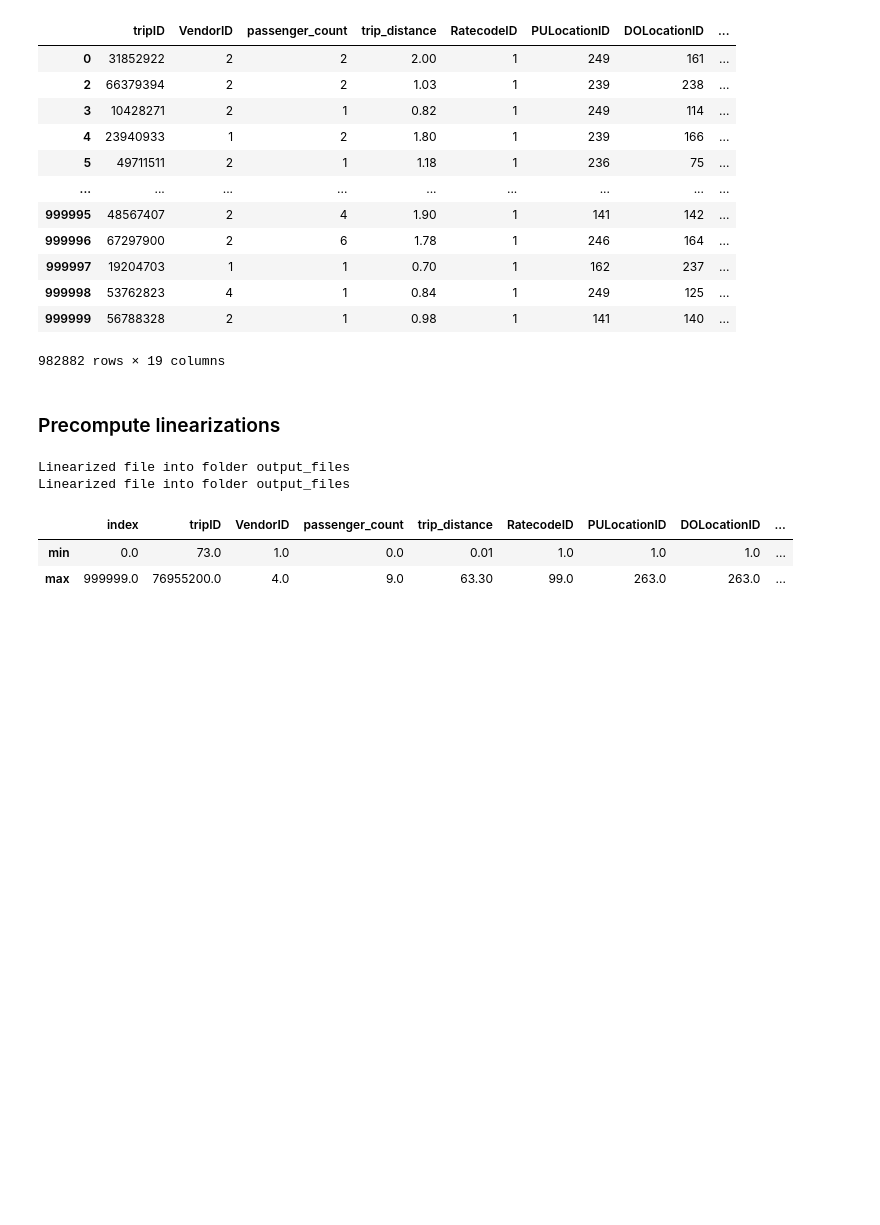
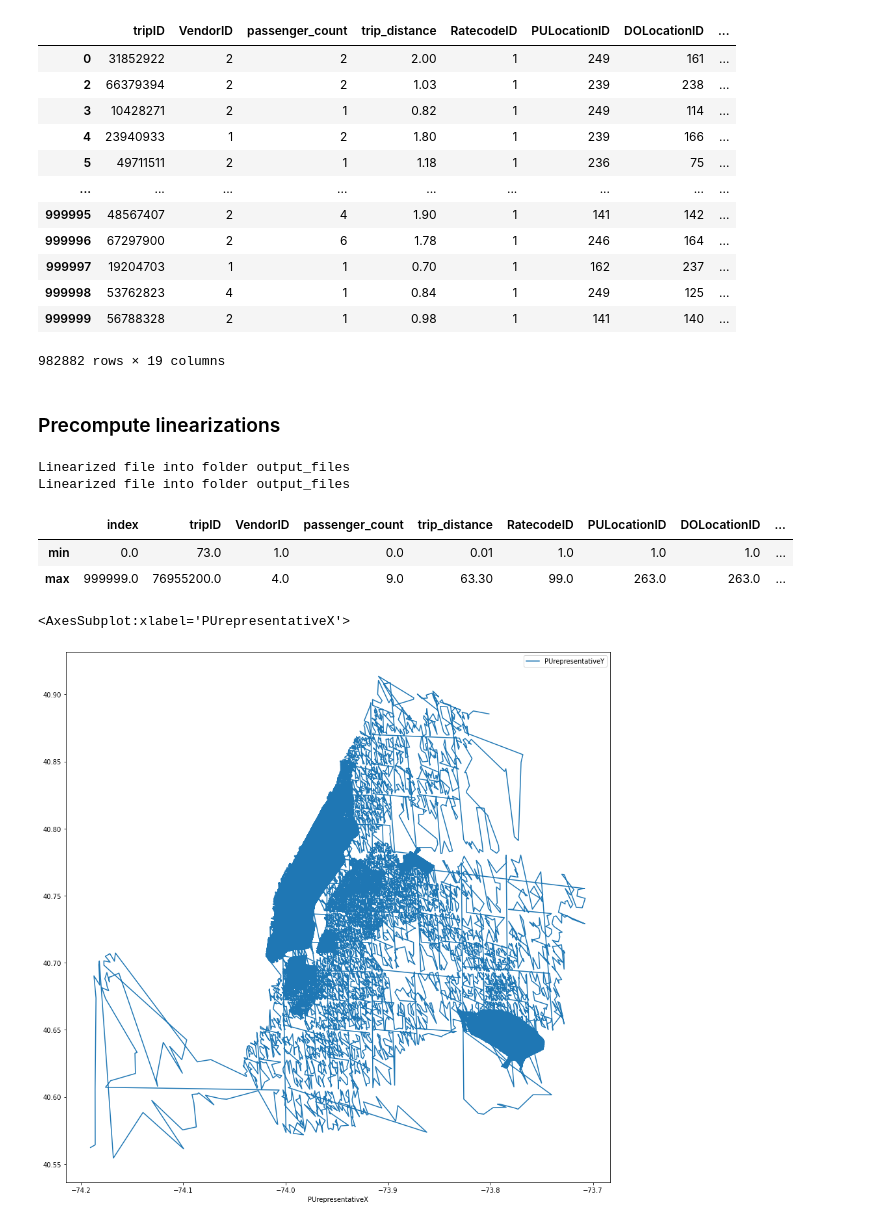
Before and after one commit to vis-au/prosample, a Jupyter notebook: server/pipeline/linearizations/input_files/taxis_tests.ipynb, the cells around one changed output. Cells and saved outputs as stored; diff of their text form; code cells hidden in the pictures; blank space fills up the shorter version.

Commit message:
add sanity check for taxi linearization notebook

```diff
--- a/server/pipeline/linearizations/input_files/taxis_tests.ipynb
+++ b/server/pipeline/linearizations/input_files/taxis_tests.ipynb
@@ -112,3 +112,14 @@ rides_df.describe().loc[["min", "max"]]
 |  | index | tripID | VendorID | passenger_count | trip_distance | RatecodeID | PULocationID | DOLocationID | ... |
 | min | 0.0 | 73.0 | 1.0 | 0.0 | 0.01 | 1.0 | 1.0 | 1.0 | ... |
 | max | 999999.0 | 76955200.0 | 4.0 | 9.0 | 63.30 | 99.0 | 263.0 | 263.0 | ... |
+# %%
+import pandas as pd
+
+columns = ["tripID", "VendorID", "passenger_count", "trip_distance", "RatecodeID", "PULocationID", "DOLocationID", "payment_type", "fare_amount", "extra", "mta_tax", "tip_amount", "tolls_amount", "improvement_surcharge", "total_amount", "PUrepresentativeX", "PUrepresentativeY", "DOrepresentativeX", "DOrepresentativeY"]
+df = pd.read_csv("../../linearization_files/taxisLinearizationGeoZorder.csv", delimiter=";", names=columns)
+
+df.plot.line(x="PUrepresentativeX", y="PUrepresentativeY", figsize=[15, 15])
+# df
+# %% [output]
+<AxesSubplot:xlabel='PUrepresentativeX'>
+[figure, added]
```
Also changed, not shown: parts of 1 cell of this notebook.
